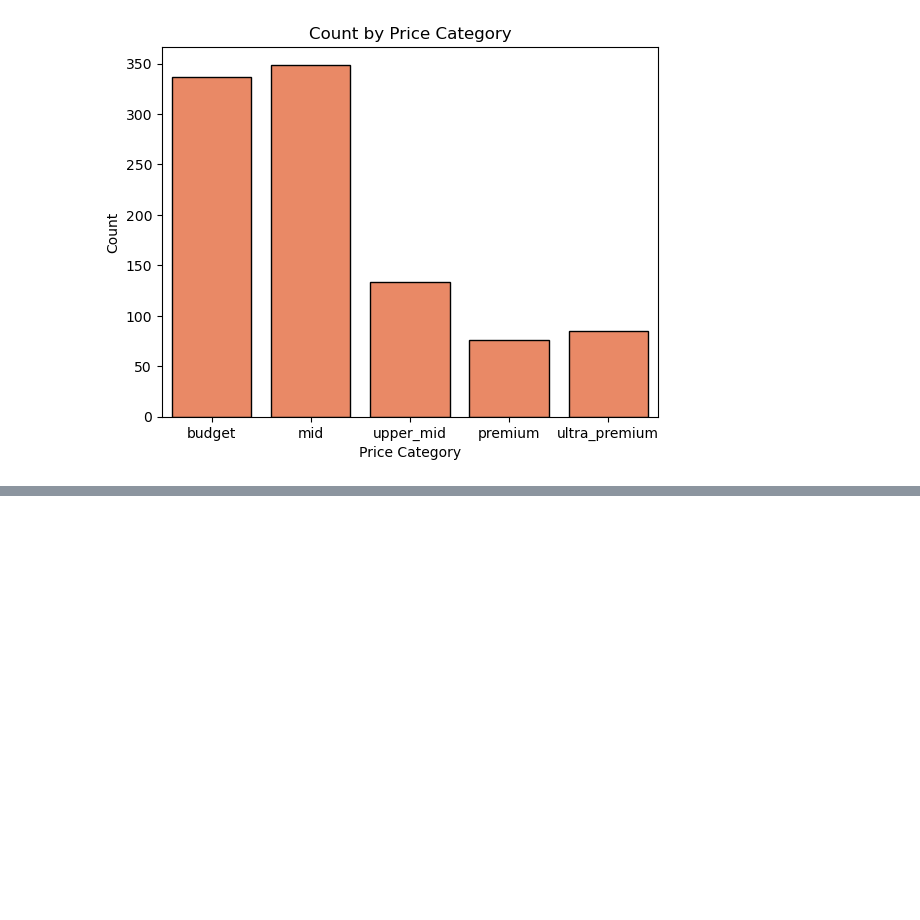
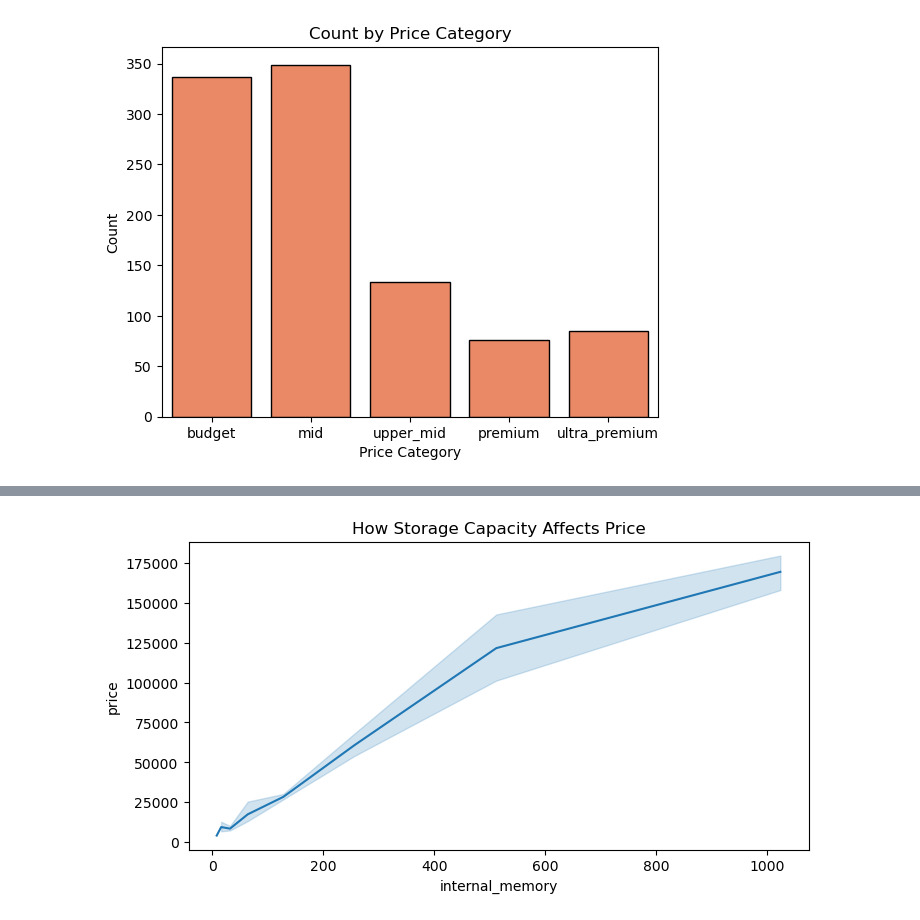
Before and after one commit to mhdxshahiq/smartphone_data_analysis, a Jupyter notebook: project.ipynb, the cells around one changed output, grey strips where cells are left out. Drawn from its saved outputs; the diff is of its cells as text; code cells hidden in the pictures; blank space fills up the shorter version.

```diff
--- a/project.ipynb
+++ b/project.ipynb
@@ -174,0 +200,7 @@ plt.show()
+# %%
+plt.figure(figsize=(8, 4))
+sns.lineplot(data=data, x='internal_memory', y='price')
+plt.title('How Storage Capacity Affects Price')
+plt.show()
+# %% [output]
+[figure, added]
```
Also changed, not shown: parts of 13 cells of this notebook.
